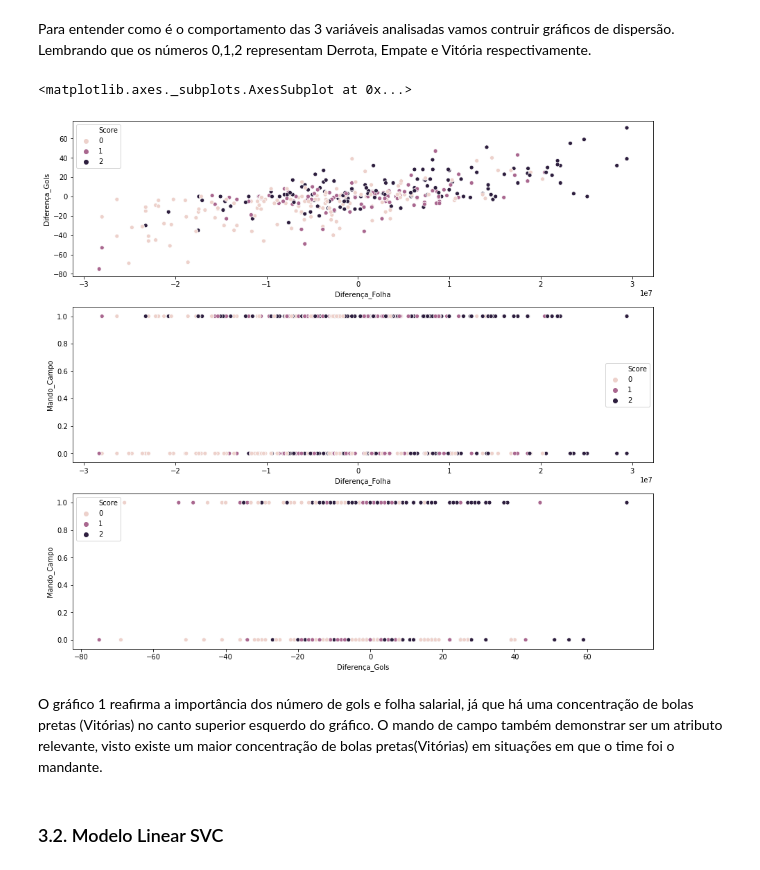
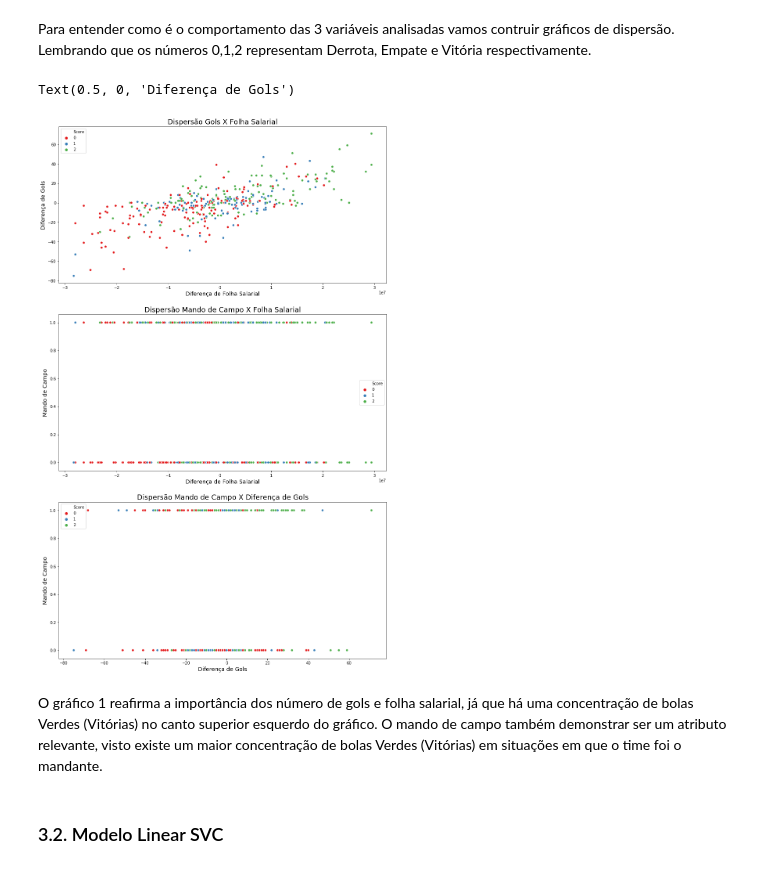
Before and after one commit to AndreMTolentino/Premier_League_Machine_Learning, a Jupyter notebook: PremierLeague_Previsão_Resultados.ipynb, the cells around one changed output. Saved outputs shown, nothing was run; the diff lists cells and outputs as text; code cells hidden in the pictures.

Commit message:
Alteração de gráficos e adição de legendas

```diff
--- a/PremierLeague_Previsão_Resultados.ipynb
+++ b/PremierLeague_Previsão_Resultados.ipynb
@@ -426,18 +444,35 @@ Resultado.head()
 ### 3.1. Analise Comportamento de Dados
 # %% [markdown]
 Para entender como é o comportamento das 3 variáveis analisadas vamos contruir gráficos de dispersão. Lembrando que os números 0,1,2 representam Derrota, Empate e Vitória respectivamente.
+# %%
+# Defindo palheta de cores
+sns.set_style("darkgrid")
+sns.set_palette("Accent")
 # %%
-plt.rc('figure', figsize = (15,14))
+plt.rc('figure', figsize = (15,25))
 fig, ax =plt.subplots(3,1)
 
-sns.scatterplot(x='Diferença_Folha', y='Diferença_Gols',  hue='Score', data=Resultado, ax=ax[0])
-sns.scatterplot(x='Diferença_Folha', y='Mando_Campo',  hue='Score', data=Resultado, ax=ax[1])
-sns.scatterplot(x='Diferença_Gols', y='Mando_Campo',  hue='Score', data=Resultado, ax=ax[2])
+ax0 = sns.scatterplot(x='Diferença_Folha', y='Diferença_Gols',  hue='Score', data=Resultado, ax=ax[0], palette=sns.color_palette('Set1', 3))
+ax0.set_title('Dispersão Gols X Folha Salarial', fontsize = 18)
+ax0.set_ylabel('Diferença de Gols',  fontsize = 14)
+ax0.set_xlabel('Diferença de Folha Salarial', fontsize = 14)
+
+
+ax1 = sns.scatterplot(x='Diferença_Folha', y='Mando_Campo',  hue='Score', data=Resultado, ax=ax[1], palette=sns.color_palette('Set1', 3))
+ax1.set_title('Dispersão Mando de Campo X Folha Salarial', fontsize = 18)
+ax1.set_ylabel('Mando de Campo',  fontsize = 14)
+ax1.set_xlabel('Diferença de Folha Salarial', fontsize = 14)
+
+
+ax2 = sns.scatterplot(x='Diferença_Gols', y='Mando_Campo',  hue='Score', data=Resultado, ax=ax[2], palette=sns.color_palette('Set1', 3))
+ax2.set_title('Dispersão Mando de Campo X Diferença de Gols', fontsize = 18)
+ax2.set_ylabel('Mando de Campo',  fontsize = 14)
+ax2.set_xlabel('Diferença de Gols', fontsize = 14)
 # %% [output]
-<matplotlib.axes._subplots.AxesSubplot at 0x...>
+Text(0.5, 0, 'Diferença de Gols')
-[figure, old version]
+[figure, new version]
 # %% [markdown]
-O gráfico 1 reafirma a importância dos número de gols e folha salarial, já que há uma concentração de bolas pretas (Vitórias) no canto superior esquerdo do gráfico. O mando de campo também demonstrar ser um atributo relevante, visto existe um maior concentração de bolas pretas(Vitórias) em situações em que o time foi o mandante.
+O gráfico 1 reafirma a importância dos número de gols e folha salarial, já que há uma concentração de bolas Verdes (Vitórias) no canto superior esquerdo do gráfico. O mando de campo também demonstrar ser um atributo relevante, visto existe um maior concentração de bolas Verdes (Vitórias) em situações em que o time foi o mandante.
 # %% [markdown]
 ### 3.2. Modelo Linear SVC
 # %% [markdown]
```
Also changed, not shown: parts of 11 cells of this notebook.
